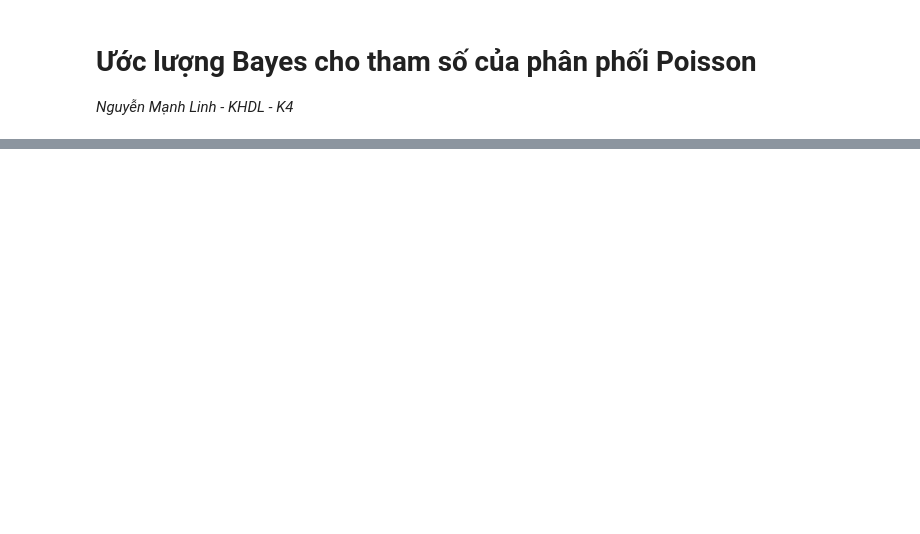
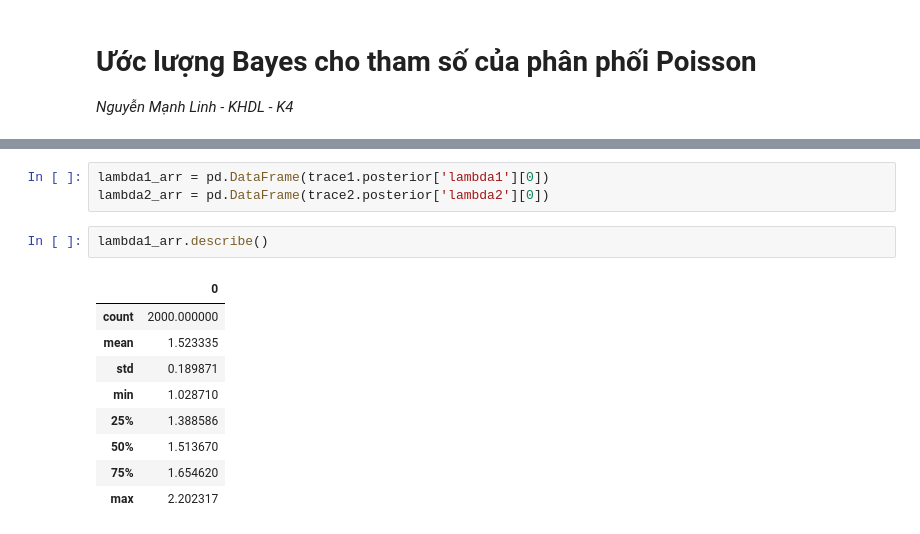
Before and after one commit to batman0911/social_stats, a Jupyter notebook: sfe/report.ipynb, the cells around one changed output, grey strips where cells are left out. Saved outputs shown, nothing was run; the diff lists cells and outputs as text; blank space fills up the shorter version.

```diff
--- a/sfe/report.ipynb
+++ b/sfe/report.ipynb
@@ -64,0 +271,15 @@ $$
+# %%
+lambda1_arr = pd.DataFrame(trace1.posterior['lambda1'][0])
+lambda2_arr = pd.DataFrame(trace2.posterior['lambda2'][0])
+# %%
+lambda1_arr.describe()
+# %% [output]
+|  | 0 |
+| count | 2000.000000 |
+| mean | 1.523335 |
+| std | 0.189871 |
+| min | 1.028710 |
+| 25% | 1.388586 |
+| 50% | 1.513670 |
+| 75% | 1.654620 |
+| max | 2.202317 |
```
Also changed, not shown: parts of 35 cells of this notebook, 5 other files.
